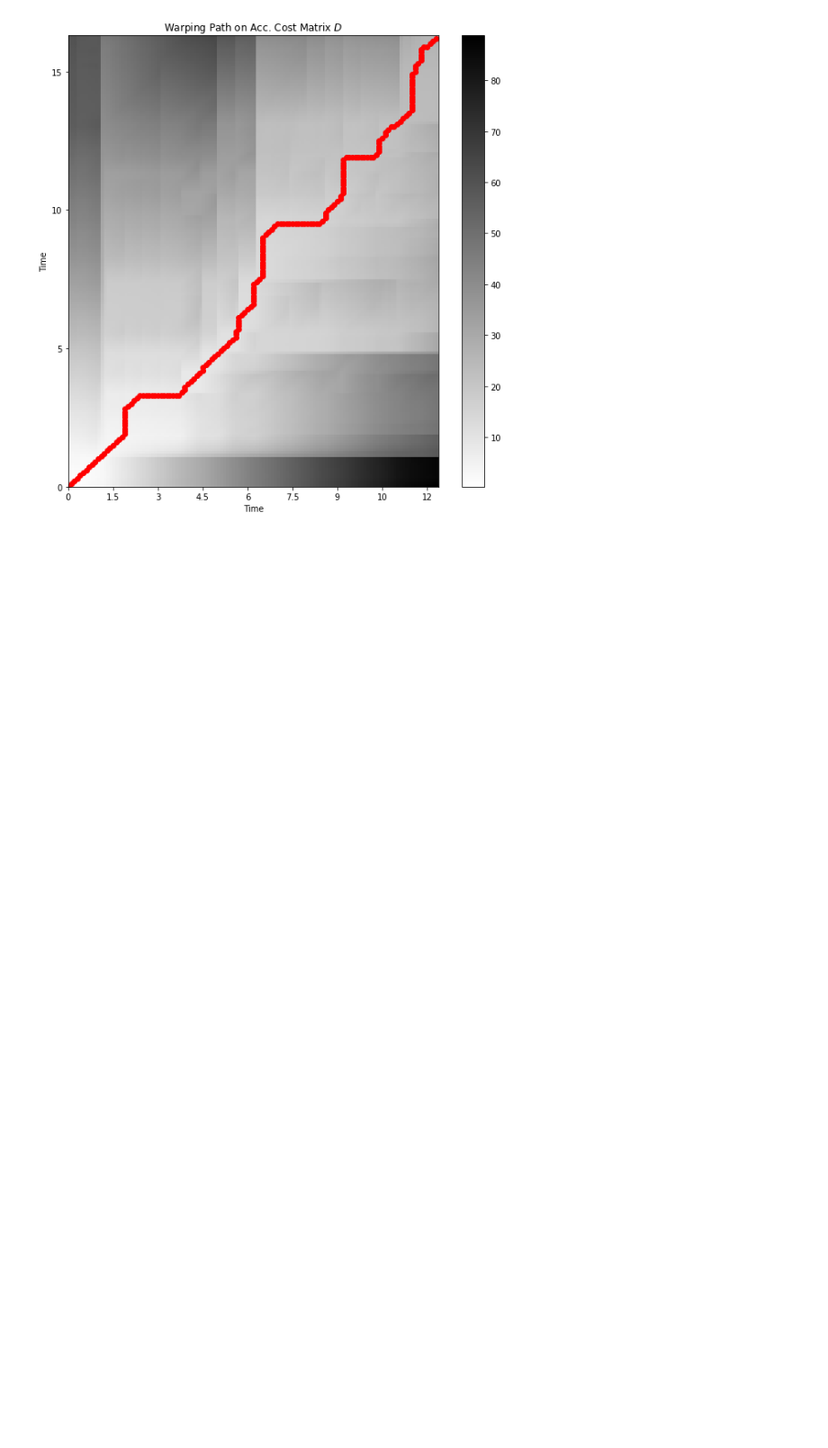
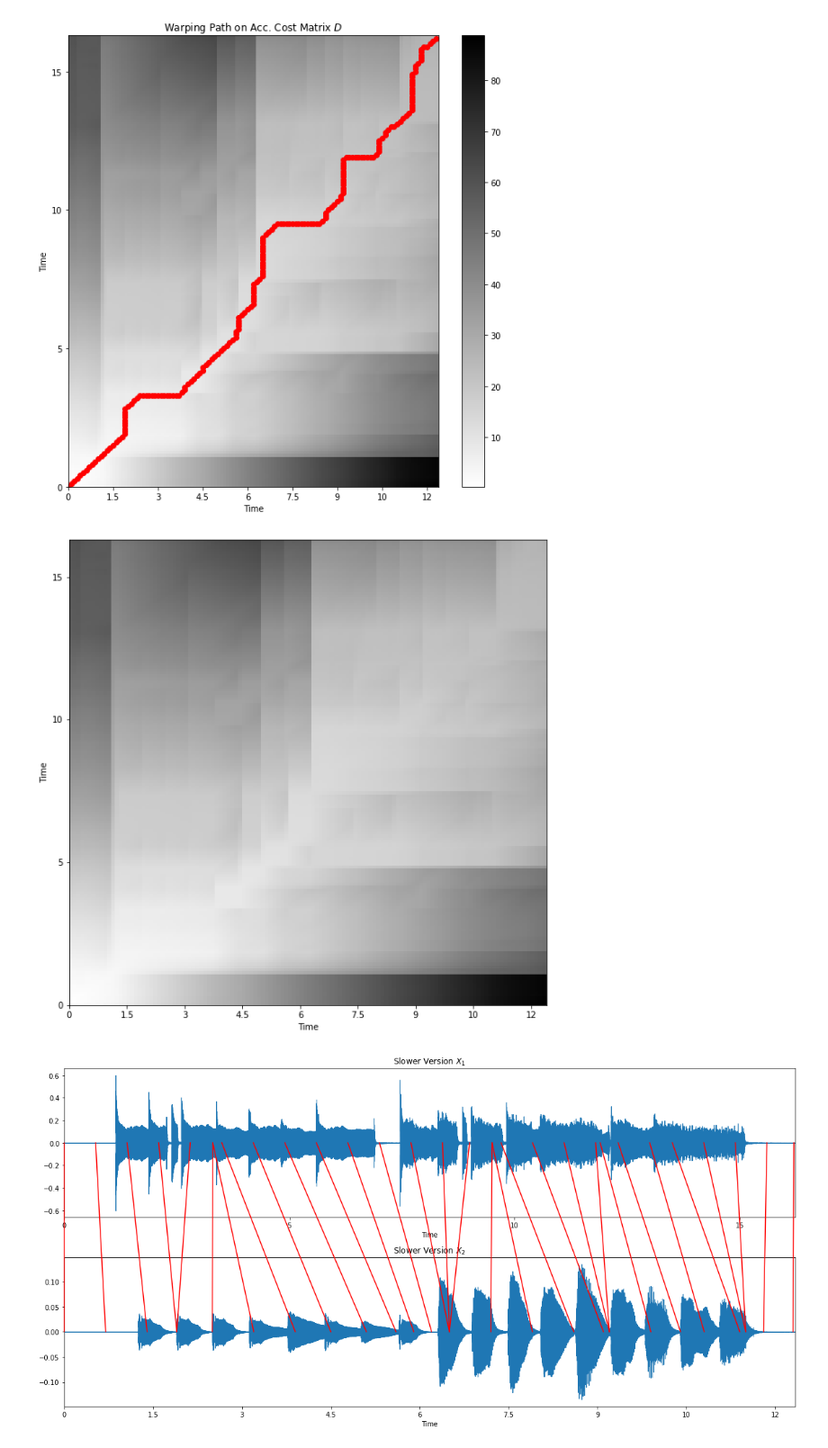
Before and after one commit to andreaspung/dtw-music, a Jupyter notebook: dtw-music.ipynb, the cells around one changed output. Shown at 90% size. Cells and saved outputs as stored; diff of their text form; code cells hidden in the pictures; blank space fills up the shorter version.

```diff
--- a/dtw-music.ipynb
+++ b/dtw-music.ipynb
@@ -21,7 +27,7 @@ Importing the dtw module. When using in academic works please cite:
   J. Stat. Soft., doi:10.18637/jss.v031.i07.
 # %%
 AUDIO_FOLDER = "audio/short files/"
-audio_files = [join(AUDIO_FOLDER, f) for f in listdir(AUDIO_FOLDER) if isfile(join(AUDIO_FOLDER,
-                                                                                   f))]
-print(audio_files)
+audio_files = [join(AUDIO_FOLDER, f) for f in listdir(AUDIO_FOLDER)
+               if isfile(join(AUDIO_FOLDER,f))]
+print("Found files", audio_files)
 # %% [output]
@@ -112,15 +171,67 @@ print(steps.shape)
 # %%
+D, wp = librosa.sequence.dtw(X=x_1_chroma, Y=x_2_chroma, metric='cosine')
+
 wp_s = np.asarray(wp) * hop_size / fs
 
 fig = plt.figure(figsize=(10, 10))
 ax = fig.add_subplot(111)
 librosa.display.specshow(D, x_axis='time', y_axis='time',
                          cmap='gray_r', hop_length=hop_size)
+
 imax = ax.imshow(D, cmap=plt.get_cmap('gray_r'),
                  origin='lower', interpolation='nearest', aspect='auto')
 ax.plot(wp_s[:, 1], wp_s[:, 0], marker='o', color='r')
 plt.title('Warping Path on Acc. Cost Matrix $D$')
+plt.savefig("./figures/warp_path.png")
 plt.colorbar()
 # %% [output]
 <matplotlib.colorbar.Colorbar at 0x...>
 [figure]
+# %%
+D2, wp2 = librosa.sequence.dtw(X=x_1_chroma_2, Y=x_2_chroma_2, metric='cosine')
+wp_s2 = np.asarray(wp) * hop_size / fs
+
+fig = plt.figure(figsize=(10, 10))
+ax = fig.add_subplot(111)
+librosa.display.specshow(D, x_axis='time', y_axis='time',
+                         cmap='gray_r', hop_length=hop_size)
+
+fig = plt.figure(figsize=(16, 8))
+
+# Plot x_1
+plt.subplot(2, 1, 1)
+librosa.display.waveplot(x_1, sr=fs)
+plt.title('Slower Version $X_1$')
+ax1 = plt.gca()
+
+# Plot x_2
+plt.subplot(2, 1, 2)
+librosa.display.waveplot(x_2, sr=fs)
+plt.title('Slower Version $X_2$')
+ax2 = plt.gca()
+
+plt.tight_layout()
+
+trans_figure = fig.transFigure.inverted()
+lines = []
+arrows = 30
+points_idx = np.int16(np.round(np.linspace(0, wp.shape[0] - 1, arrows)))
+
+# for tp1, tp2 in zip((wp[points_idx, 0]) * hop_size, (wp[points_idx, 1]) * hop_size):
+for tp1, tp2 in wp[points_idx] * hop_size / fs:
+    # get position on axis for a given index-pair
+    coord1 = trans_figure.transform(ax1.transData.transform([tp1, 0]))
+    coord2 = trans_figure.transform(ax2.transData.transform([tp2, 0]))
+
+    # draw a line
+    line = matplotlib.lines.Line2D((coord1[0], coord2[0]),
+                                   (coord1[1], coord2[1]),
+                                   transform=fig.transFigure,
+                                   color='r')
+    lines.append(line)
+
+fig.lines = lines
+plt.tight_layout()
+# %% [output]
+[figure, added]
+[figure, added]
```
Also changed, not shown: parts of 15 cells of this notebook.
